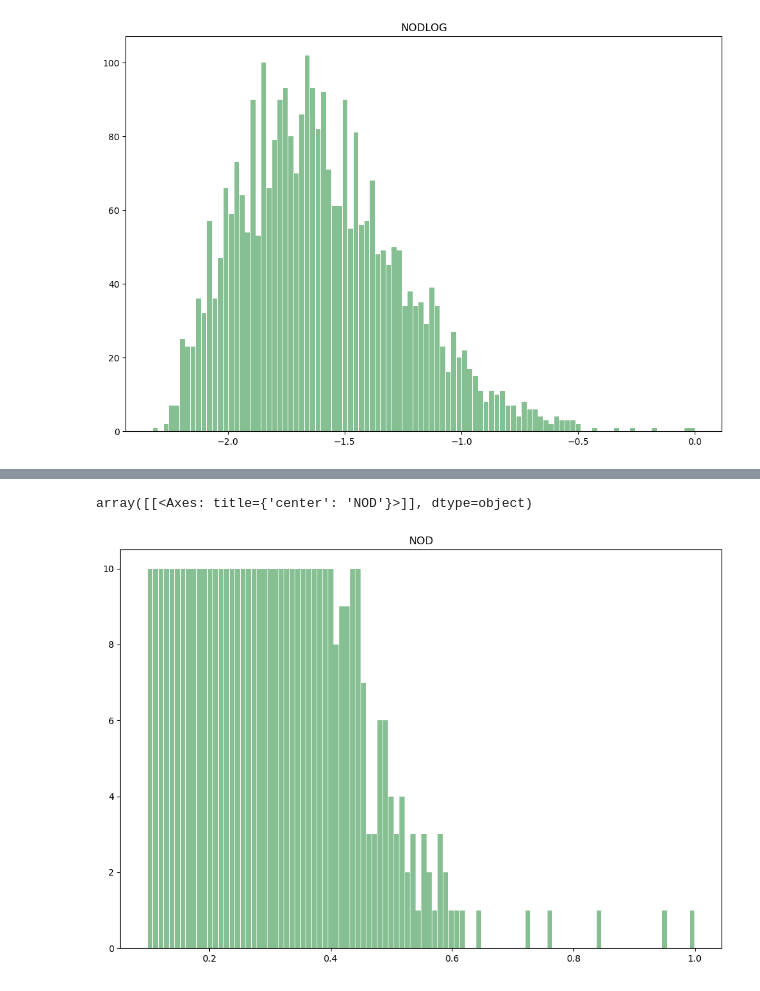
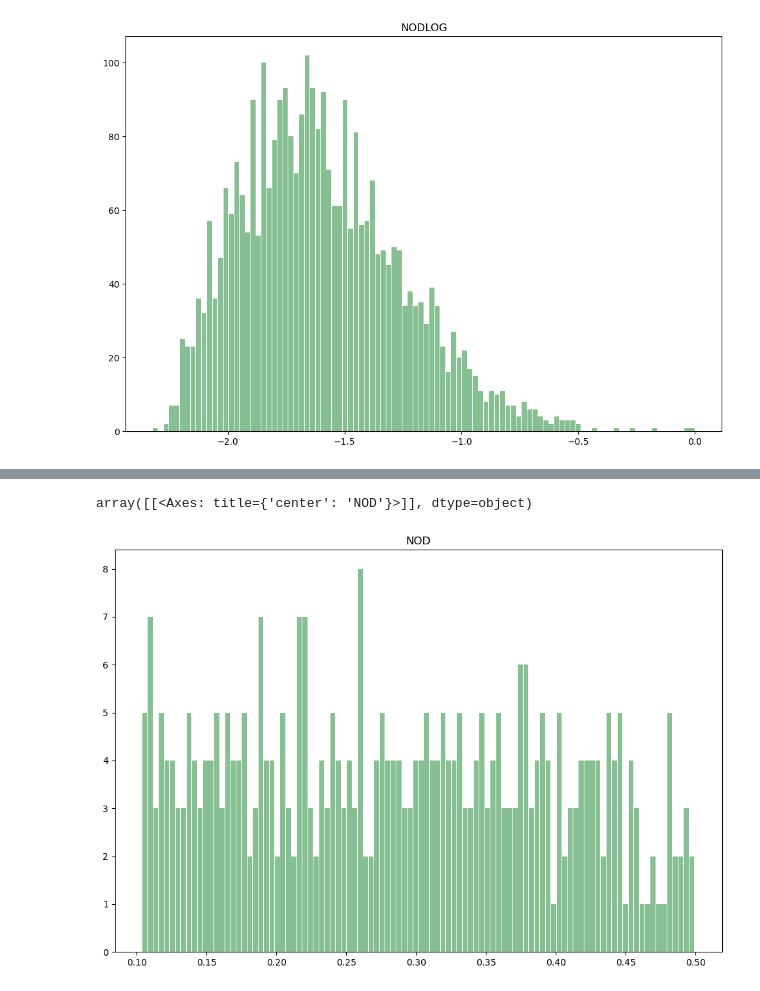
Before and after one commit to hashansl/modeling-ideas, a Jupyter notebook: overdose modeling for entire country/distribution_checking.ipynb, the cells around one changed output, grey strips where cells are left out. Drawn from its saved outputs; the diff is of its cells as text; code cells hidden in the pictures.

```diff
--- a/overdose modeling for entire country/distribution_checking.ipynb
+++ b/overdose modeling for entire country/distribution_checking.ipynb
@@ -85,0 +86,4 @@ print(sampled_df)
+# %%
+# filter the data where NOD between 0.1-0.5
+data_filtered = sampled_df[(sampled_df['NOD'] > 0.1) & (sampled_df['NOD'] < 0.5)]
+data_filtered
@@ -86,8 +104,8 @@ print(sampled_df)
 # %%
 # plot the sampled data
-sampled_df.hist(column='NOD', bins=100, grid=False, figsize=(12,8), color='#86bf91', zorder=2, rwidth=0.9)
+data_filtered.hist(column='NOD', bins=100, grid=False, figsize=(12,8), color='#86bf91', zorder=2, rwidth=0.9)
 # %% [output]
 array([[<Axes: title={'center': 'NOD'}>]], dtype=object)
-[figure, old version]
+[figure, new version]
 # %%
 # save as a csv file
```
Also changed, not shown: parts of 3 cells of this notebook, 2 other files.
